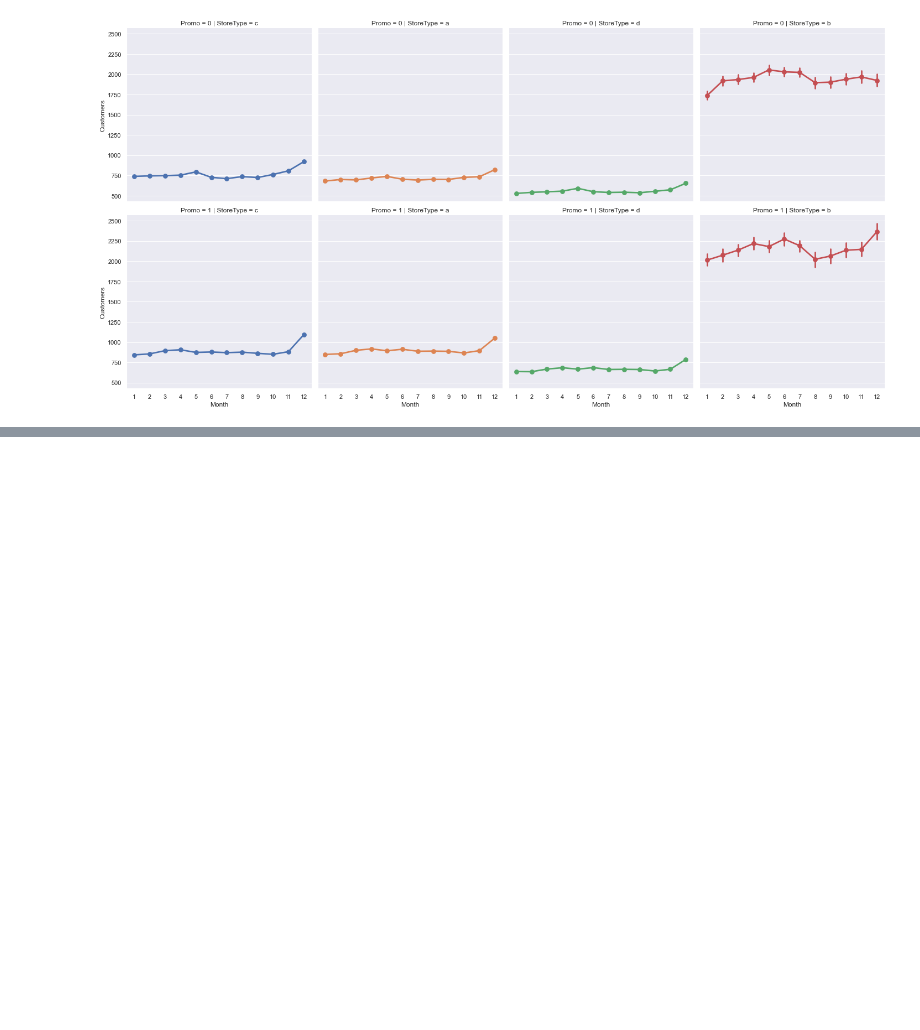
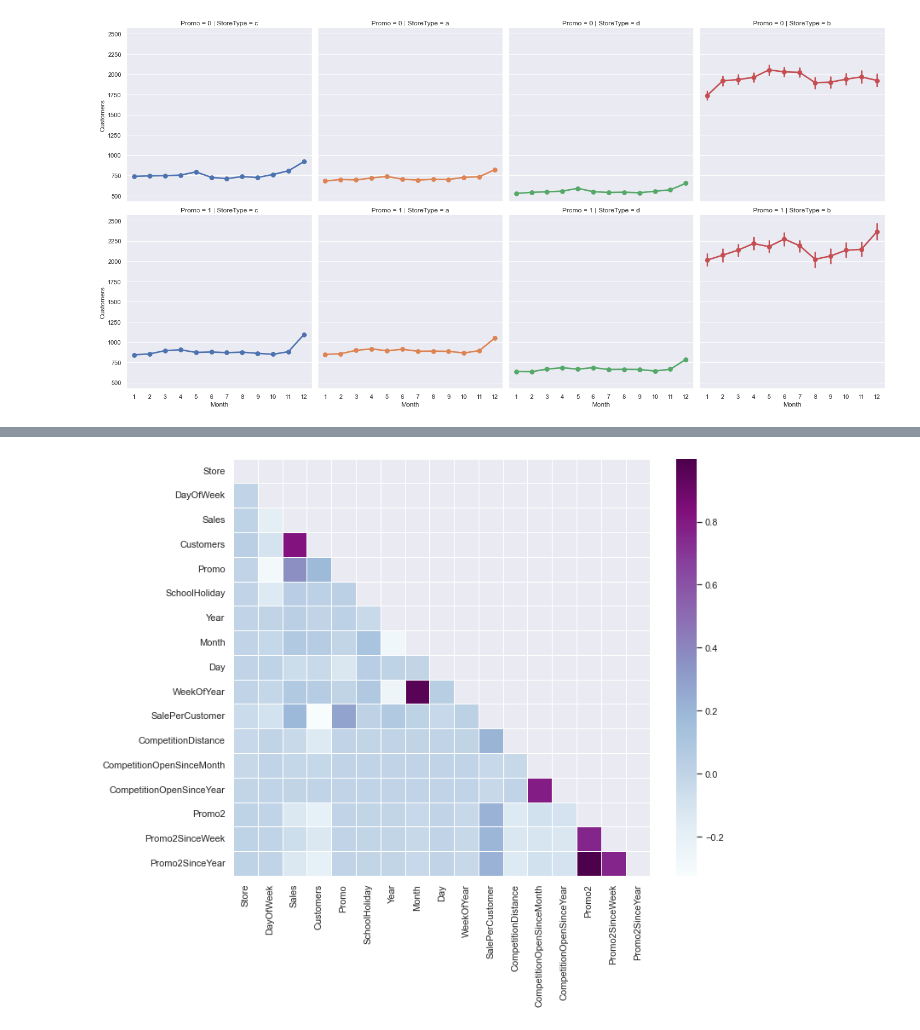
Before and after one commit to michaelgetachew-abebe/Pharmaceutical-Sales-Prediction_Rossmann, a Jupyter notebook: notebooks/explratory_data_analysis.ipynb, the cells around one changed output, grey strips where cells are left out. Drawn from its saved outputs; the diff is of its cells as text; code cells hidden in the pictures; blank space fills up the shorter version.

```diff
--- a/notebooks/explratory_data_analysis.ipynb
+++ b/notebooks/explratory_data_analysis.ipynb
@@ -240,0 +250,18 @@ train_store['StoreType'].value_counts()
+# %%
+# Compute the correlation matrix
+# exclude 'Open' variable
+corr_all = train_store.drop('Open', axis = 1).corr()
+
+# Generate a mask for the upper triangle
+mask = np.zeros_like(corr_all, dtype = np.bool)
+mask[np.triu_indices_from(mask)] = True
+
+# Set up the matplotlib figure
+f, ax = plt.subplots(figsize = (11, 9))
+
+# Draw the heatmap with the mask and correct aspect ratio
+sns.heatmap(corr_all, mask = mask,
+            square = True, linewidths = .5, ax = ax, cmap = "BuPu")
+plt.show()
+# %% [output]
+[figure, added]
```
Also changed, not shown: parts of 3 cells of this notebook.
